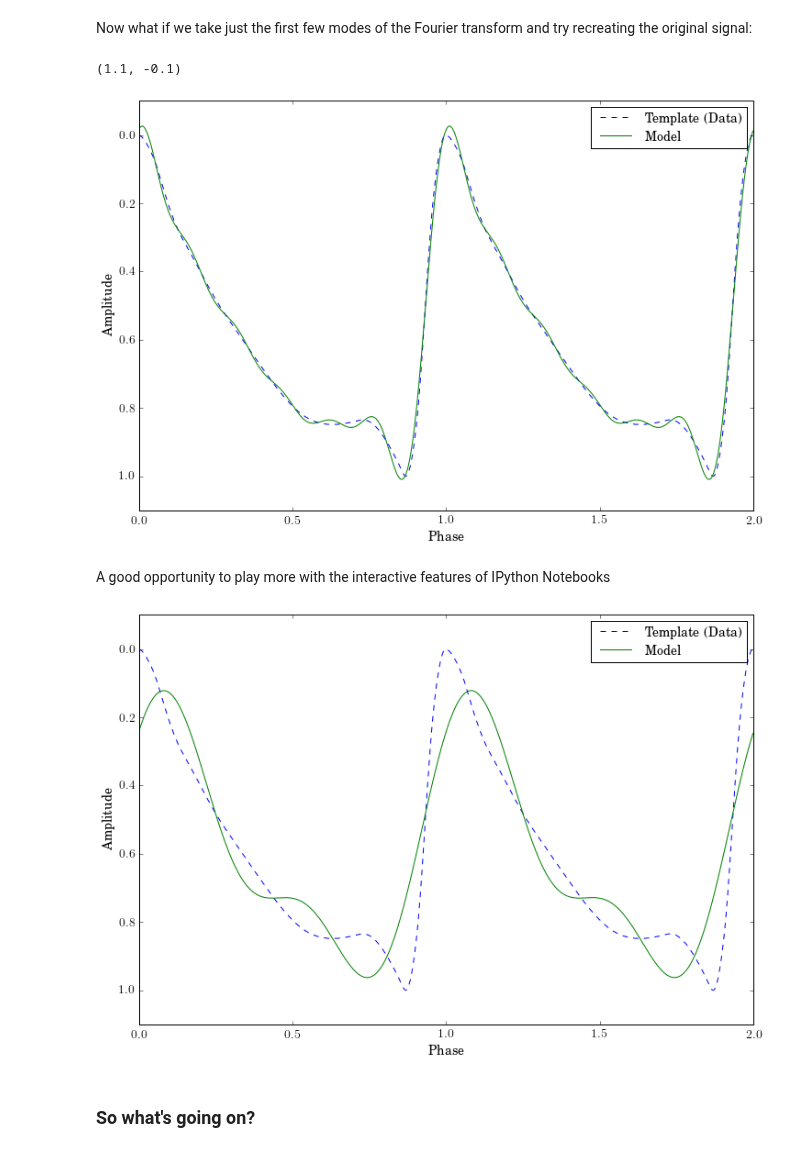
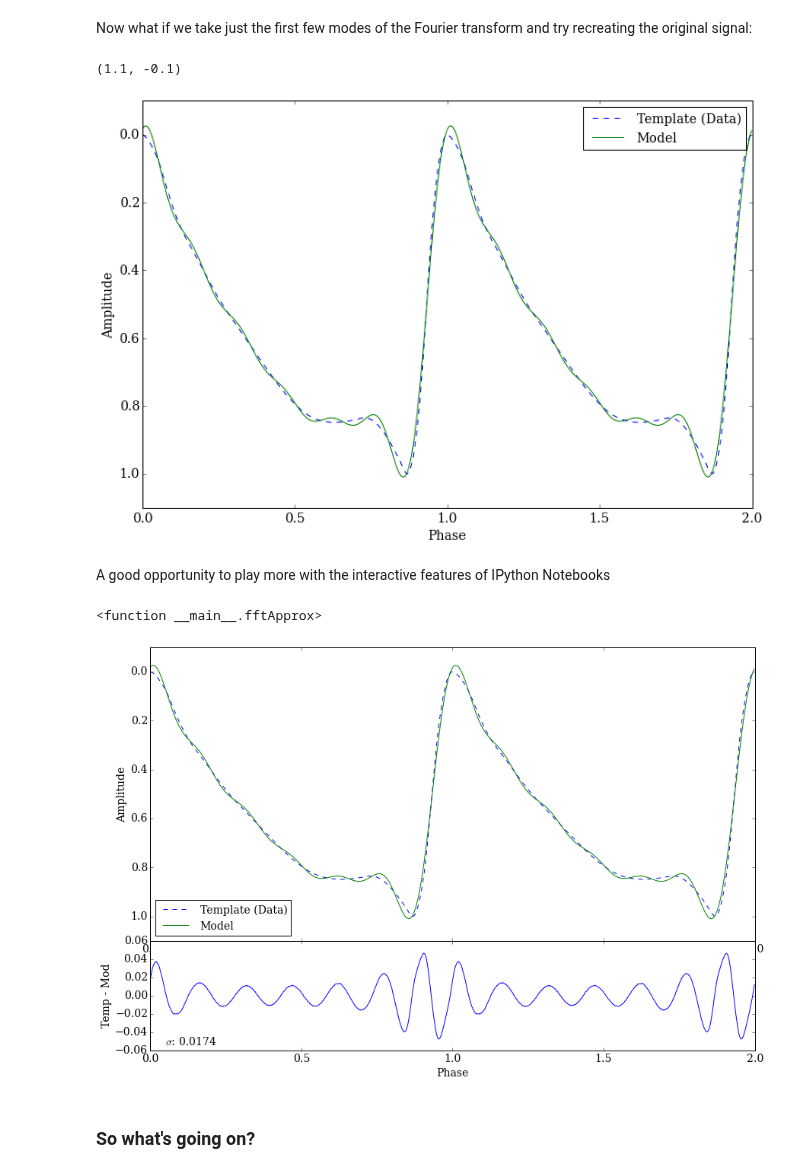
Before and after one commit to YastroML/YastroML, a Jupyter notebook: Session19_141029/Ch10_TimeSeries.ipynb, the cells around one changed output. Cells and saved outputs as stored; diff of their text form; code cells hidden in the pictures.

Commit message:
Updated plots
The RR Lyrae template plot now shows the residuals and their standard deviation.

```diff
--- a/Session19_141029/Ch10_TimeSeries.ipynb
+++ b/Session19_141029/Ch10_TimeSeries.ipynb
@@ -18,7 +15,7 @@ from astroML.datasets import fetch_rrlyrae_templates
 from astroML.plotting import setup_text_plots
 setup_text_plots(fontsize=myfontsize, usetex=True)
 # %%
-plt.rc('text', usetex=True)
+plt.rc('text', usetex=False)
 # %% [markdown]
 # Chapter 10: Time Series Analysis
 # %% [markdown]
@@ -206,7 +207,7 @@ plt.ylabel('Amplitude')
 plt.ylim([1.1, -0.1])
 # %% [output]
 (1.1, -0.1)
-[figure, old version]
+[figure, new version]
 # %% [markdown]
 A good opportunity to play more with the interactive features of IPython Notebooks
 # %%
@@ -215,17 +216,29 @@ def fftApprox(nmodes):
     y_fftnew = fftpack.fft(y)
     y_fftnew[nmodes + 1:-nmodes] = 0
     y_fit = fftpack.ifft(y_fftnew).real
-    plt.plot(np.concatenate([x, 1+x]), np.concatenate([y, y]), '--', label='Template (Data)')
-    plt.plot(np.concatenate([x, 1+x]), np.concatenate([y_fit, y_fit]), label='Model')
-    plt.legend(loc='best')
-    plt.xlabel('Phase')
-    plt.ylabel('Amplitude')
-    plt.ylim([1.1, -0.1])
+
+    #now plot it up.
+    fig = plt.figure()
+    axTop = fig.add_axes([0.05, 0.3, .92, 0.67])
+    axTop.plot(np.concatenate([x, 1+x]), np.concatenate([y, y]), '--', label='Template (Data)')
+    axTop.plot(np.concatenate([x, 1+x]), np.concatenate([y_fit, y_fit]), label='Model')
+    axTop.legend(loc='best')
+    axTop.set_ylabel('Amplitude')
+    axTop.set_ylim([1.1, -0.1])
+    axTop.set_xlim([0, 2])
+
+    axBot = fig.add_axes([0.05, 0.05, 0.92, 0.25])
+    axBot.plot(np.concatenate([x, 1+x]), np.concatenate([y - y_fit, y - y_fit]))
+    axBot.set_xlim([0, 2])
+    axBot.set_ylabel('Temp - Mod')
+    axBot.set_xlabel('Phase')
+    axBot.text(0.025, 0.05, '$\sigma$: '+'{:.4f}'.format(np.std(y - y_fit)), transform=axBot.transAxes)
 # %%
 interact(fftApprox,
-         nmodes=widgets.IntSliderWidget(min=1,max=20,step=1,value=6))
+         nmodes=widgets.IntSliderWidget(min=1,max=50,step=1,value=6))
 # %% [output]
+<function __main__.fftApprox>
-[figure, old version]
+[figure, new version]
 # %% [markdown]
 ### So what's going on?
 # %% [markdown]
```
Also changed, not shown: parts of 11 cells of this notebook.
